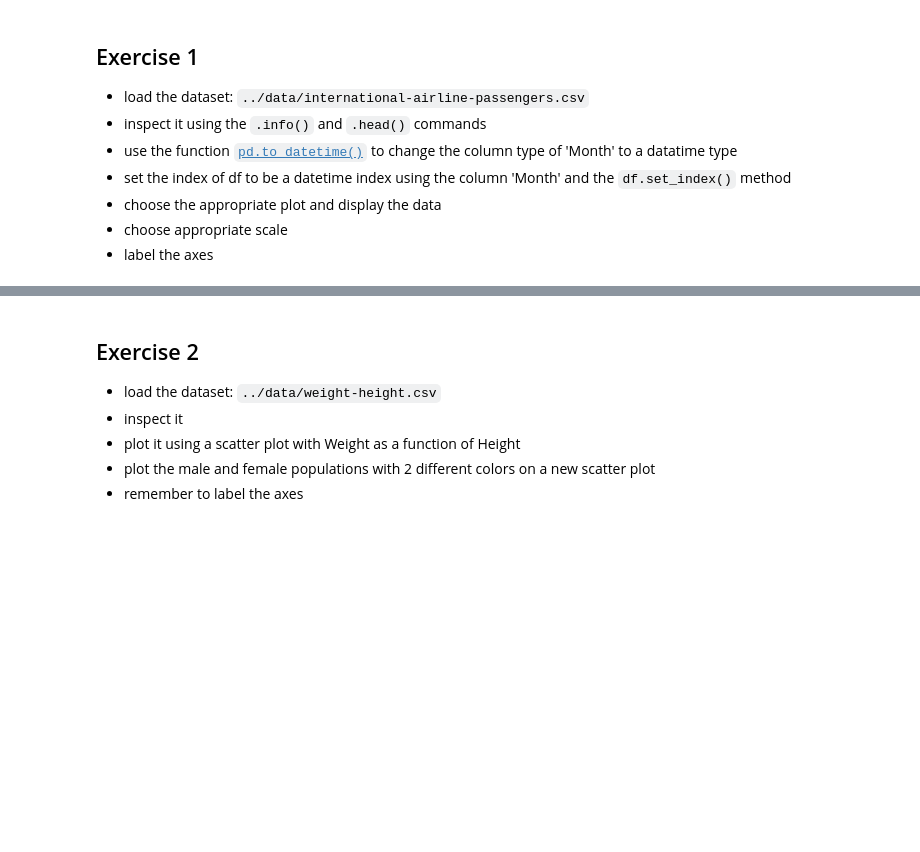
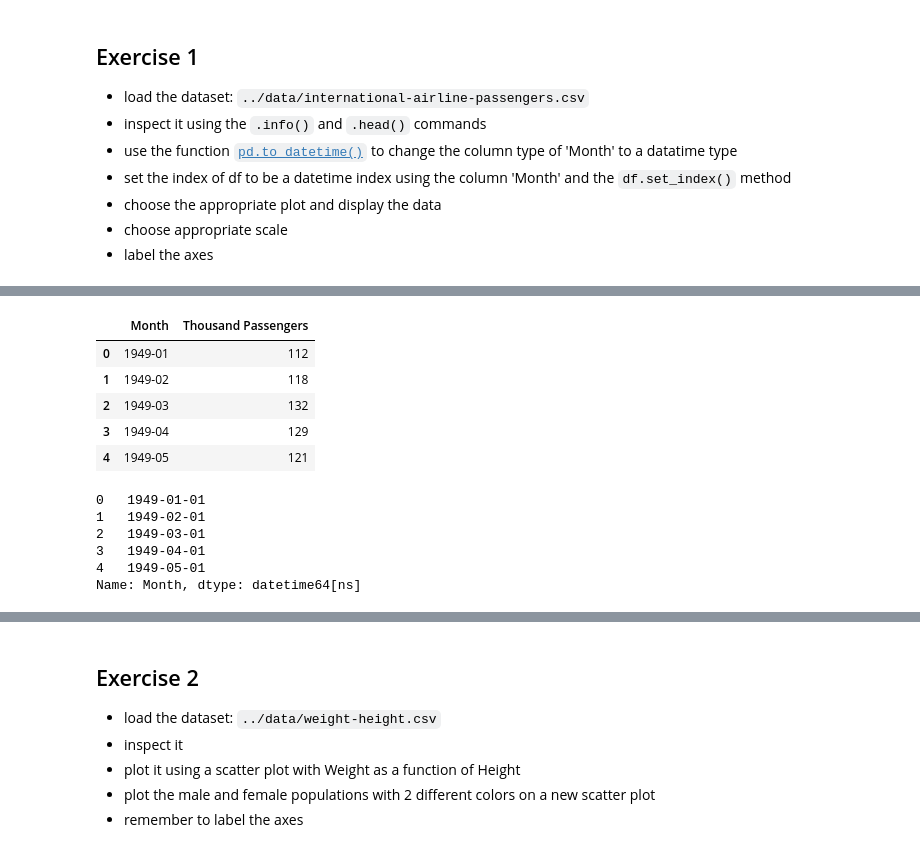
Before and after one commit to jweissenberger/zero_to_deep_learning_udemy, a Jupyter notebook: course/2 Data.ipynb, the cells around one changed output, grey strips where cells are left out. Drawn from its saved outputs; the diff is of its cells as text; code cells hidden in the pictures; blank space fills up the shorter version.

Commit message:
Data. ex 1

```diff
--- a/course/2 Data.ipynb
+++ b/course/2 Data.ipynb
@@ -539,3 +539,9 @@ plt.xlabel('Time (s)')
 - choose the appropriate plot and display the data
 - choose appropriate scale
 - label the axes
+# %%
+%matplotlib inline
+import matplotlib.pyplot as plt
+import pandas as pd
+import numpy as np
+df = pd.read_csv('../data/international-airline-passengers.csv')
@@ -541,0 +558,19 @@ plt.xlabel('Time (s)')
+# %%
+df.head()
+# %% [output]
+|  | Month | Thousand Passengers |
+| 0 | 1949-01 | 112 |
+| 1 | 1949-02 | 118 |
+| 2 | 1949-03 | 132 |
+| 3 | 1949-04 | 129 |
+| 4 | 1949-05 | 121 |
+# %%
+df['Month'] = pd.to_datetime(df['Month'])
+df['Month'].head()
+# %% [output]
+0   1949-01-01
+1   1949-02-01
+2   1949-03-01
+3   1949-04-01
+4   1949-05-01
+Name: Month, dtype: datetime64[ns]
```
Also changed, not shown: parts of 2 cells of this notebook, 1 other file.
